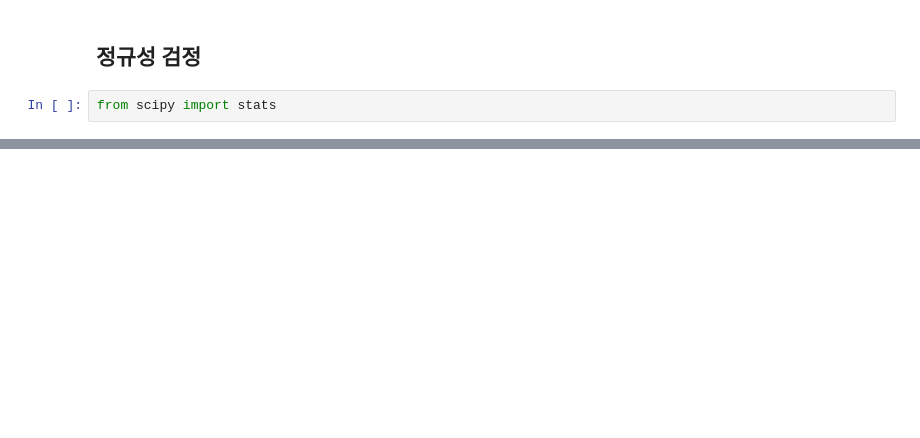
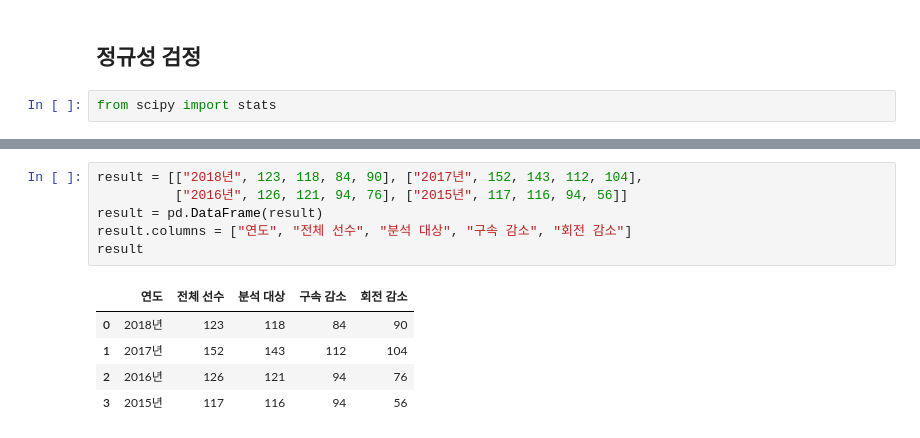
Before and after one commit to skz2356/Pycode, a Jupyter notebook: MLB_MothersDay.ipynb, the cells around one changed output, grey strips where cells are left out. Drawn from its saved outputs; the diff is of its cells as text; blank space fills up the shorter version.

```diff
--- a/MLB_MothersDay.ipynb
+++ b/MLB_MothersDay.ipynb
@@ -430,0 +667,12 @@ Ttest_relResult(statistic=-1.9531712855976717, pvalue=0.05320748240265309)
+# %%
+result = [["2018년", 123, 118, 84, 90], ["2017년", 152, 143, 112, 104],
+          ["2016년", 126, 121, 94, 76], ["2015년", 117, 116, 94, 56]]
+result = pd.DataFrame(result)
+result.columns = ["연도", "전체 선수", "분석 대상", "구속 감소", "회전 감소"]
+result
+# %% [output]
+|  | 연도 | 전체 선수 | 분석 대상 | 구속 감소 | 회전 감소 |
+| 0 | 2018년 | 123 | 118 | 84 | 90 |
+| 1 | 2017년 | 152 | 143 | 112 | 104 |
+| 2 | 2016년 | 126 | 121 | 94 | 76 |
+| 3 | 2015년 | 117 | 116 | 94 | 56 |
```
Also changed, not shown: parts of 31 cells of this notebook, 1 other file.
